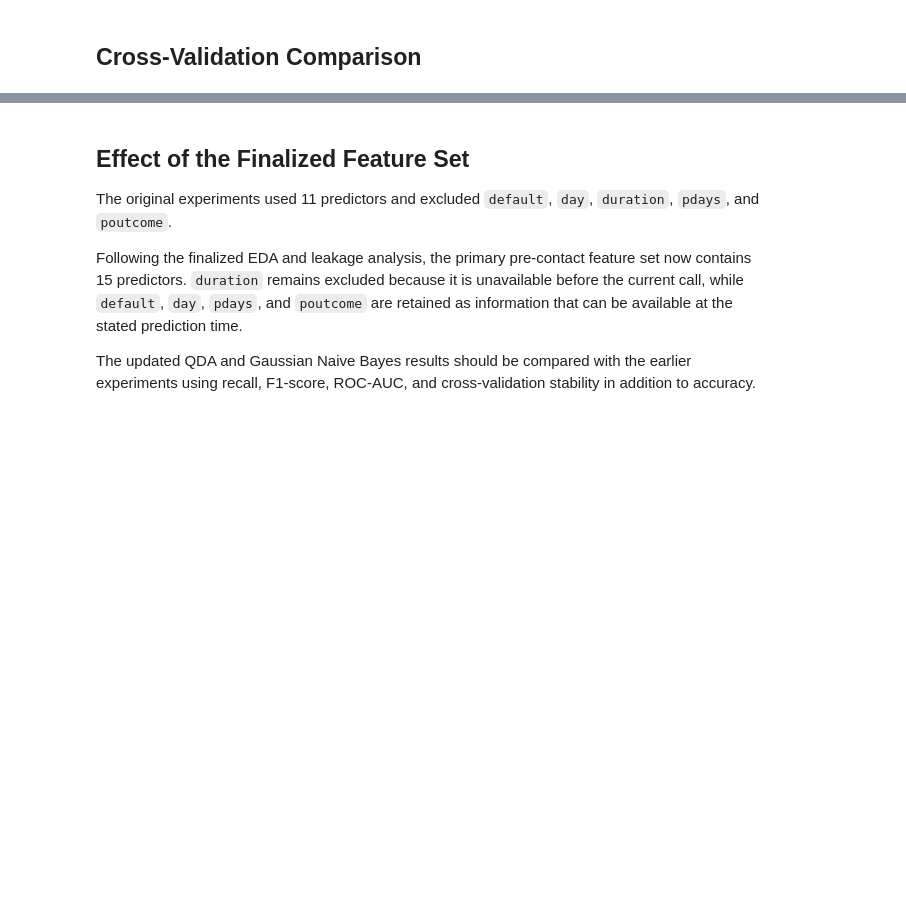
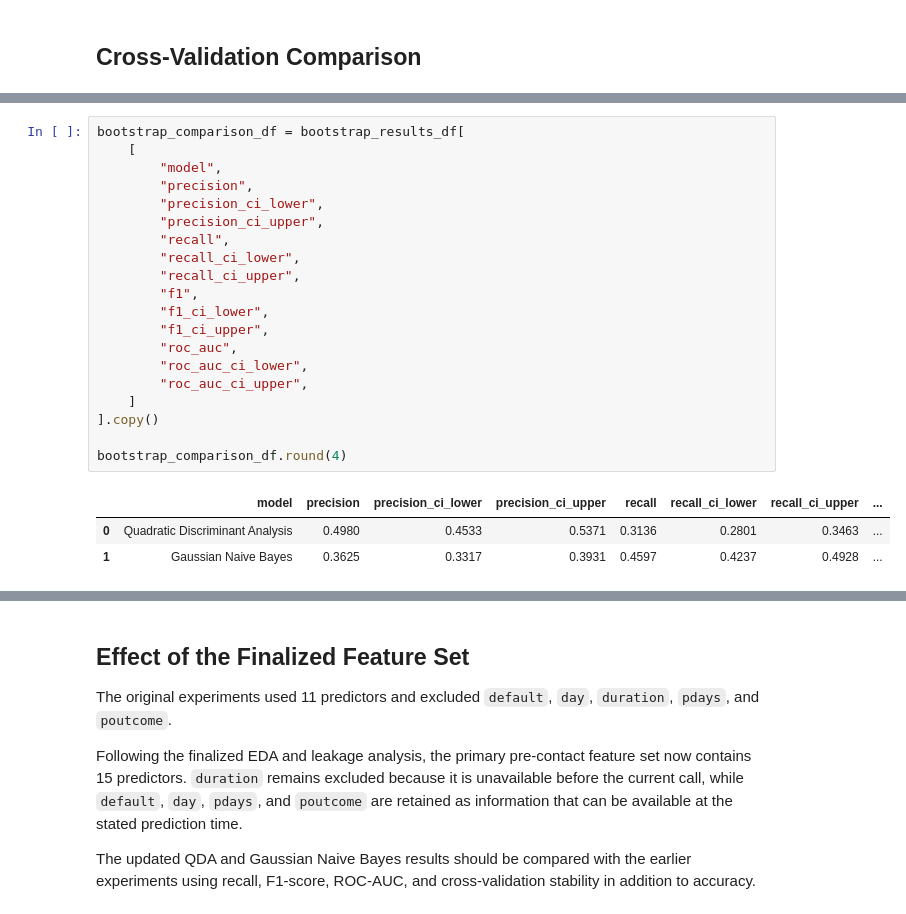
Before and after one commit to TilokJahan/BankMarketingMachineLearningProject, a Jupyter notebook: notebooks/03_modeling.ipynb, the cells around one changed output, grey strips where cells are left out. Drawn from its saved outputs; the diff is of its cells as text; blank space fills up the shorter version.

```diff
--- a/notebooks/03_modeling.ipynb
+++ b/notebooks/03_modeling.ipynb
@@ -489,0 +597,24 @@ cv_results_df
+# %%
+bootstrap_comparison_df = bootstrap_results_df[
+    [
+        "model",
+        "precision",
+        "precision_ci_lower",
+        "precision_ci_upper",
+        "recall",
+        "recall_ci_lower",
+        "recall_ci_upper",
+        "f1",
+        "f1_ci_lower",
+        "f1_ci_upper",
+        "roc_auc",
+        "roc_auc_ci_lower",
+        "roc_auc_ci_upper",
+    ]
+].copy()
+
+bootstrap_comparison_df.round(4)
+# %% [output]
+|  | model | precision | precision_ci_lower | precision_ci_upper | recall | recall_ci_lower | recall_ci_upper | ... |
+| 0 | Quadratic Discriminant Analysis | 0.4980 | 0.4533 | 0.5371 | 0.3136 | 0.2801 | 0.3463 | ... |
+| 1 | Gaussian Naive Bayes | 0.3625 | 0.3317 | 0.3931 | 0.4597 | 0.4237 | 0.4928 | ... |
```
Also changed, not shown: parts of 9 cells of this notebook, 2 other files.
